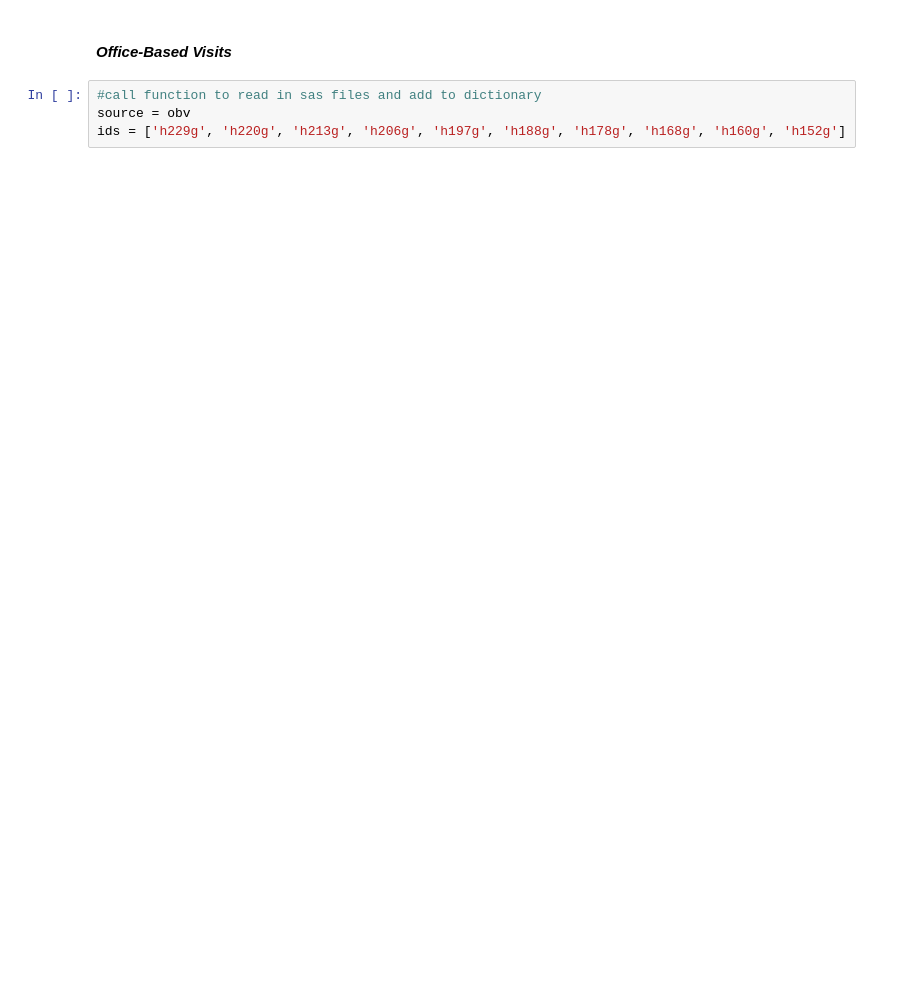
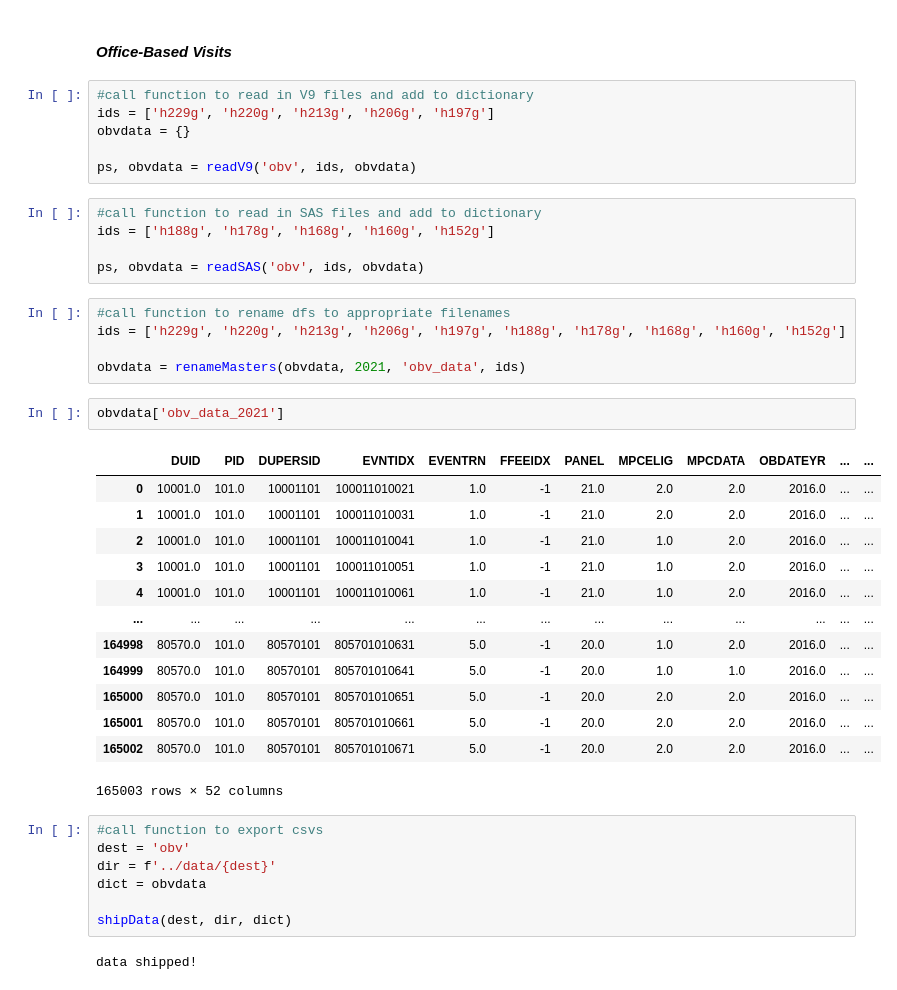
Before and after one commit to kudzuweb/capstone-MEPS-Data-Exploration, a Jupyter notebook: notebooks/cleanupcapstonedata.ipynb, the cells around one changed output. Drawn from its saved outputs; the diff is of its cells as text; blank space fills up the shorter version.

```diff
--- a/notebooks/cleanupcapstonedata.ipynb
+++ b/notebooks/cleanupcapstonedata.ipynb
@@ -89,6 +184,43 @@ dict = fpcdata
 # %% [markdown]
 #### *Office-Based Visits*
+# %%
+#call function to read in V9 files and add to dictionary
+ids = ['h229g', 'h220g', 'h213g', 'h206g', 'h197g']
+obvdata = {}
+
+ps, obvdata = readV9('obv', ids, obvdata)
+# %%
+#call function to read in SAS files and add to dictionary
+ids = ['h188g', 'h178g', 'h168g', 'h160g', 'h152g']
+
+ps, obvdata = readSAS('obv', ids, obvdata)
+# %%
+#call function to rename dfs to appropriate filenames
+ids = ['h229g', 'h220g', 'h213g', 'h206g', 'h197g', 'h188g', 'h178g', 'h168g', 'h160g', 'h152g']
+
+obvdata = renameMasters(obvdata, 2021, 'obv_data', ids)
+# %%
+obvdata['obv_data_2021']
+# %% [output]
+|  | DUID | PID | DUPERSID | EVNTIDX | EVENTRN | FFEEIDX | PANEL | MPCELIG | MPCDATA | OBDATEYR | ... | ... |
+| 0 | 10001.0 | 101.0 | 10001101 | 100011010021 | 1.0 | -1 | 21.0 | 2.0 | 2.0 | 2016.0 | ... | ... |
+| 1 | 10001.0 | 101.0 | 10001101 | 100011010031 | 1.0 | -1 | 21.0 | 2.0 | 2.0 | 2016.0 | ... | ... |
+| 2 | 10001.0 | 101.0 | 10001101 | 100011010041 | 1.0 | -1 | 21.0 | 1.0 | 2.0 | 2016.0 | ... | ... |
+| 3 | 10001.0 | 101.0 | 10001101 | 100011010051 | 1.0 | -1 | 21.0 | 1.0 | 2.0 | 2016.0 | ... | ... |
+| 4 | 10001.0 | 101.0 | 10001101 | 100011010061 | 1.0 | -1 | 21.0 | 1.0 | 2.0 | 2016.0 | ... | ... |
+| ... | ... | ... | ... | ... | ... | ... | ... | ... | ... | ... | ... | ... |
+| 164998 | 80570.0 | 101.0 | 80570101 | 805701010631 | 5.0 | -1 | 20.0 | 1.0 | 2.0 | 2016.0 | ... | ... |
+| 164999 | 80570.0 | 101.0 | 80570101 | 805701010641 | 5.0 | -1 | 20.0 | 1.0 | 1.0 | 2016.0 | ... | ... |
+| 165000 | 80570.0 | 101.0 | 80570101 | 805701010651 | 5.0 | -1 | 20.0 | 2.0 | 2.0 | 2016.0 | ... | ... |
+| 165001 | 80570.0 | 101.0 | 80570101 | 805701010661 | 5.0 | -1 | 20.0 | 2.0 | 2.0 | 2016.0 | ... | ... |
+| 165002 | 80570.0 | 101.0 | 80570101 | 805701010671 | 5.0 | -1 | 20.0 | 2.0 | 2.0 | 2016.0 | ... | ... |
+165003 rows × 52 columns
 # %%
-#call function to read in sas files and add to dictionary
-source = obv
-ids = ['h229g', 'h220g', 'h213g', 'h206g', 'h197g', 'h188g', 'h178g', 'h168g', 'h160g', 'h152g']
+#call function to export csvs
+dest = 'obv'
+dir = f'../data/{dest}'
+dict = obvdata
+
+shipData(dest, dir, dict)
+# %% [output]
+data shipped!
```
Also changed, not shown: parts of 19 cells of this notebook.
